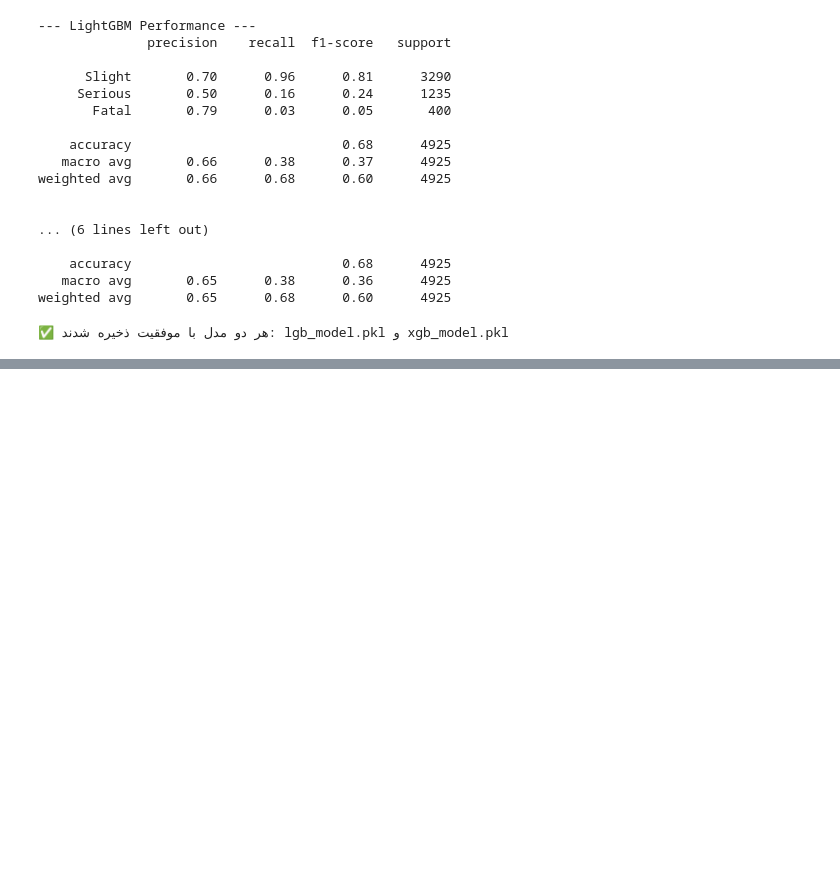
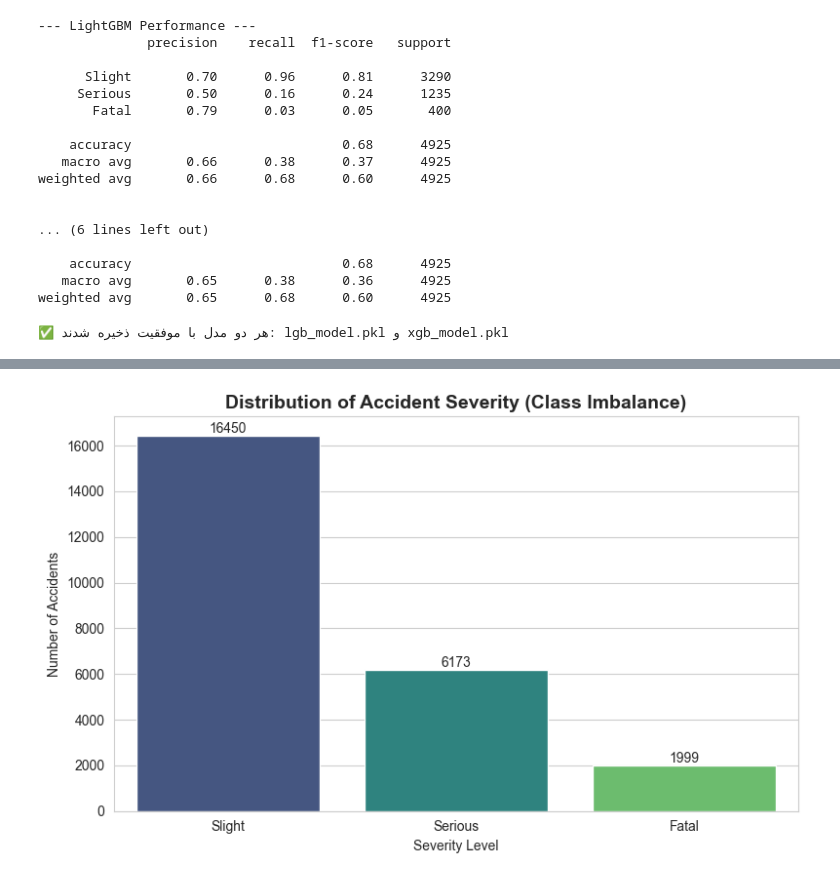
Before and after one commit to alirzashams/Accident-Analysis, a Jupyter notebook: notebooks/prediction.ipynb, the cells around one changed output, grey strips where cells are left out. Cells and saved outputs as stored; diff of their text form; code cells hidden in the pictures; blank space fills up the shorter version.

```diff
--- a/notebooks/prediction.ipynb
+++ b/notebooks/prediction.ipynb
@@ -121,3 +121,98 @@ with open('xgb_model.pkl', 'wb') as f:
 print("✅ هر دو مدل با موفقیت ذخیره شدند: lgb_model.pkl و xgb_model.pkl")
 # %% [output]
 ✅ هر دو مدل با موفقیت ذخیره شدند: lgb_model.pkl و xgb_model.pkl
+# %%
+import pandas as pd
+import seaborn as sns
+import matplotlib.pyplot as plt
+import lightgbm as lgb
+from sklearn.model_selection import train_test_split
+from sklearn.preprocessing import LabelEncoder
+from sklearn.metrics import confusion_matrix, ConfusionMatrixDisplay
+
+# تنظیم استایل نمودارها
+sns.set_style("whitegrid")
+plt.rcParams['font.family'] = 'sans-serif'
+
+# 1. بارگذاری داده‌ها (مسیر فایل را چک کنید)
+try:
+    df = pd.read_csv('../data/cleaned_accident_data.csv')
+except:
+    df = pd.read_csv('data/cleaned_accident_data.csv') # مسیر جایگزین
+
+# ==========================================
+# نمودار ۱: عدم توازن داده‌ها (برای تشریح مسئله)
+# ==========================================
+plt.figure(figsize=(8, 5))
+ax = sns.countplot(x='Accident_Severity', data=df, palette='viridis', order=['Slight', 'Serious', 'Fatal'])
+plt.title('Distribution of Accident Severity (Class Imbalance)', fontsize=14, fontweight='bold')
+plt.xlabel('Severity Level')
+plt.ylabel('Number of Accidents')
+# اضافه کردن اعداد روی ستون‌ها
+for p in ax.patches:
+    ax.annotate(f'{int(p.get_height())}', (p.get_x() + p.get_width() / 2., p.get_height()),
+                ha='center', va='center', xytext=(0, 5), textcoords='offset points')
+plt.tight_layout()
+plt.show()
+
+# ==========================================
+# نمودار ۲: نقشه پراکندگی (برای تشریح مسئله)
+# ==========================================
+plt.figure(figsize=(10, 10))
+# رسم نقاط (تصادفات سطحی با رنگ آبی و شفافیت بالا، مرگبار با قرمز و پررنگ)
+sns.scatterplot(x='Longitude', y='Latitude', hue='Accident_Severity', data=df,
+                palette={'Slight': '#3498db', 'Serious': '#f1c40f', 'Fatal': '#e74c3c'},
+                alpha=0.6, s=15)
+plt.title('Geospatial Distribution of Accidents', fontsize=14, fontweight='bold')
+plt.xlabel('Longitude')
+plt.ylabel('Latitude')
+plt.legend(title='Severity')
+plt.tight_layout()
+plt.show()
+
+# ==========================================
+# آماده‌سازی مدل برای نمودارهای خروجی
+# ==========================================
+# استخراج ساعت و پیش‌پردازش سریع برای رسم نمودار
+df['Hour'] = pd.to_datetime(df['Time'], format='%H:%M:%S', errors='coerce').dt.hour.fillna(0).astype(int)
+features = ['Speed_limit', 'Light_Conditions', 'Weather_Conditions', 'Road_Type', 'Urban_or_Rural_Area', 'Hour']
+target = 'Accident_Severity'
+
+# تبدیل داده‌های متنی به عددی
+le = LabelEncoder()
+df_model = df.copy()
+for col in features:
+    if df_model[col].dtype == 'object':
+        df_model[col] = le.fit_transform(df_model[col].astype(str))
+
+target_map = {'Slight': 0, 'Serious': 1, 'Fatal': 2}
+df_model['Target_Encoded'] = df_model[target].map(target_map)
+
+# آموزش مدل (سریع)
+X = df_model[features]
+y = df_model['Target_Encoded']
+X_train, X_test, y_train, y_test = train_test_split(X, y, test_size=0.2, stratify=y, random_state=42)
+
+model = lgb.LGBMClassifier(random_state=42, class_weight='balanced', verbose=-1)
+model.fit(X_train, y_train)
+
+# ==========================================
+# نمودار ۳: ماتریس درهم‌ریختگی (برای نتایج مدل)
+# ==========================================
+y_pred = model.predict(X_test)
+cm = confusion_matrix(y_test, y_pred)
+plt.figure(figsize=(8, 6))
+disp = ConfusionMatrixDisplay(confusion_matrix=cm, display_labels=['Slight', 'Serious', 'Fatal'])
+disp.plot(cmap='Blues', values_format='d', ax=plt.gca())
+plt.title('Confusion Matrix (LightGBM Performance)', fontsize=14, fontweight='bold')
+plt.grid(False)
+plt.show()
+
+# ==========================================
+# نمودار ۴: اهمیت ویژگی‌ها (برای نتایج مدل)
+# ==========================================
+plt.figure(figsize=(10, 6))
+lgb.plot_importance(model, importance_type='split', max_num_features=10,
+                    title='Feature Importance (Top Predictors)', xlabel='Importance Score', grid=False)
+plt.show()
+# %% [output]
@@ -123,0 +222 @@ print("✅ هر دو مدل با موفقیت ذخیره شدند: lgb_model.pkl
+[figure, added]
```
Also changed, not shown: parts of 1 cell of this notebook, 2 other files.
